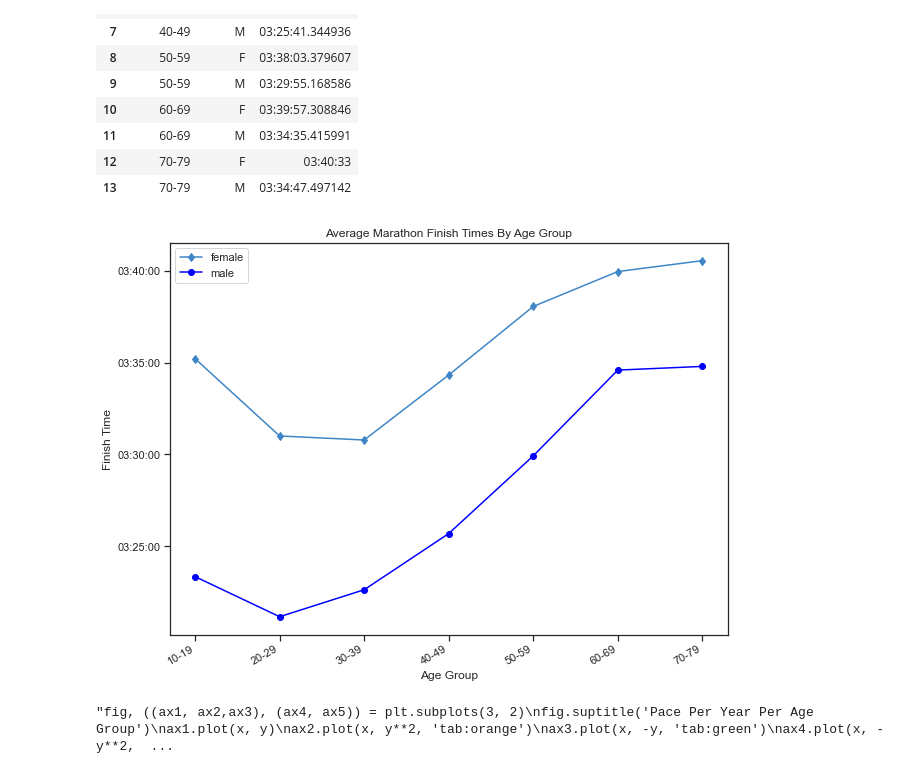
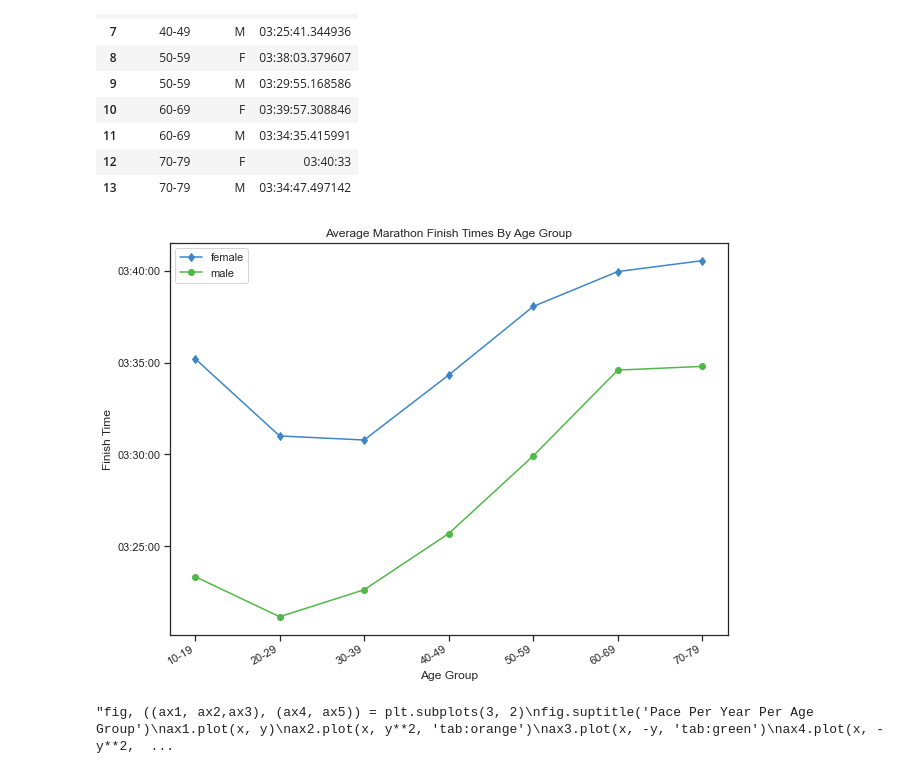
Before and after one commit to nmuldowney/nyc-marathon-capstone, a Jupyter notebook: notebooks/all_marathons_eda.ipynb, the cells around one changed output. Drawn from its saved outputs; the diff is of its cells as text; code cells hidden in the pictures.

```diff
--- a/notebooks/all_marathons_eda.ipynb
+++ b/notebooks/all_marathons_eda.ipynb
@@ -471,26 +465,26 @@ nyc_groupby_age_male = nyc_groupby_age_bucket.loc[(nyc_groupby_age_bucket['gende
 # %%
 #WANT TO MAKE THIS A BAR GRAPH?
 nyc_groupby_age_female['time'] = nyc_groupby_age_female['time'].values.astype('datetime64[ns]')
 nyc_groupby_age_male['time'] = nyc_groupby_age_male['time'].values.astype('datetime64[ns]')
 
 fig, ax = plt.subplots(figsize=(10,8))
 
 myFmt = DateFormatter("%H:%M:%S")
 ax.yaxis.set_major_formatter(myFmt)
 
 
 ax.plot(nyc_groupby_age_female['age_group'], nyc_groupby_age_female['time'],color='#3d85c6',label = 'female',marker='d')
-ax.plot(nyc_groupby_age_male['age_group'], nyc_groupby_age_male['time'],color='blue',label='male',marker='o')
+ax.plot(nyc_groupby_age_male['age_group'], nyc_groupby_age_male['time'],color='#50b848',label='male',marker='o')
 
 plt.gcf().autofmt_xdate()
 
 plt.title('Average Marathon Finish Times By Age Group', fontdict=None, loc='center')
 plt.ylabel('Finish Time')
 plt.xlabel('Age Group')
 plt.legend();
 plt.show()
 # %% [output]
-[figure, old version]
+[figure, new version]
 # %%
 #Have 5 side by side graphs per year of age group/gender legend of pace
 
```
Also changed, not shown: parts of 5 cells of this notebook, 1 other file.
